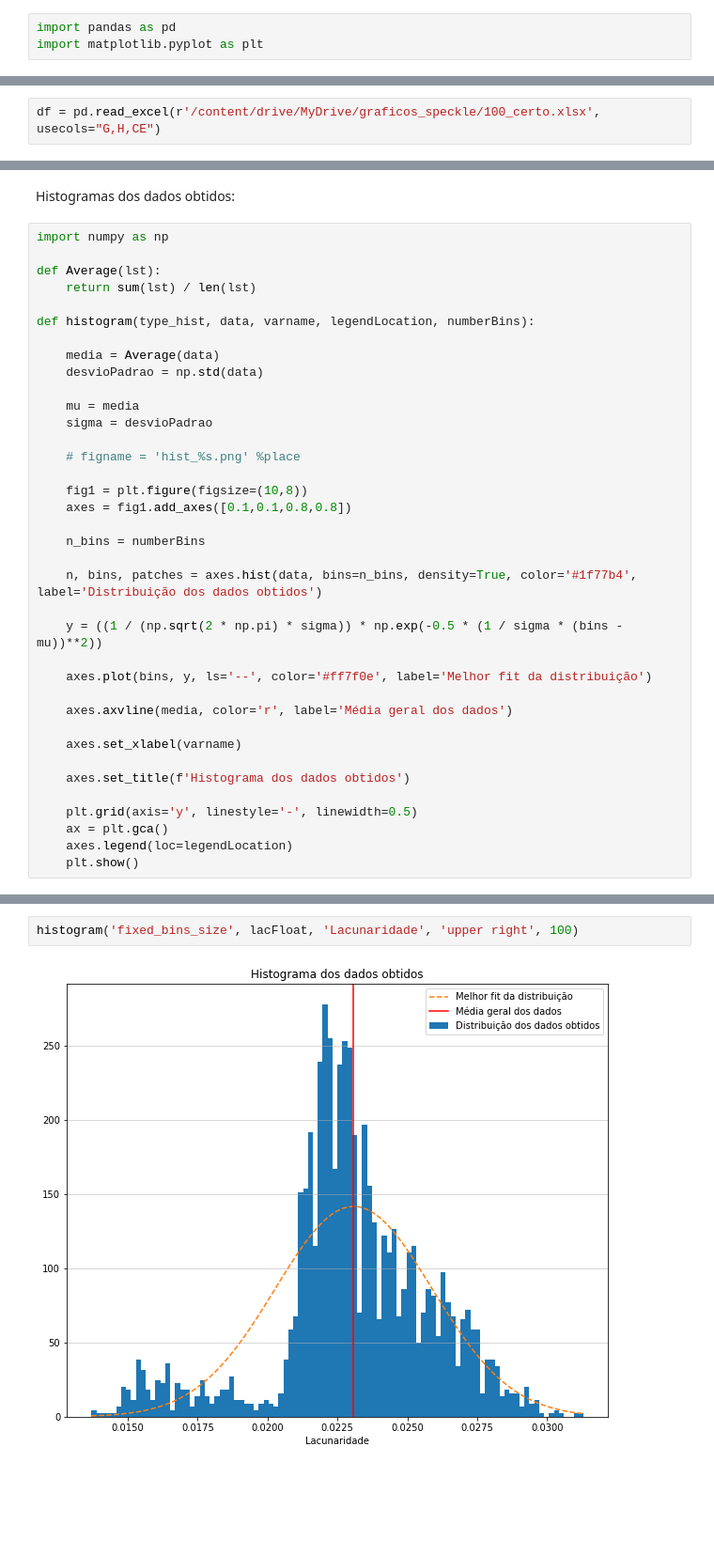
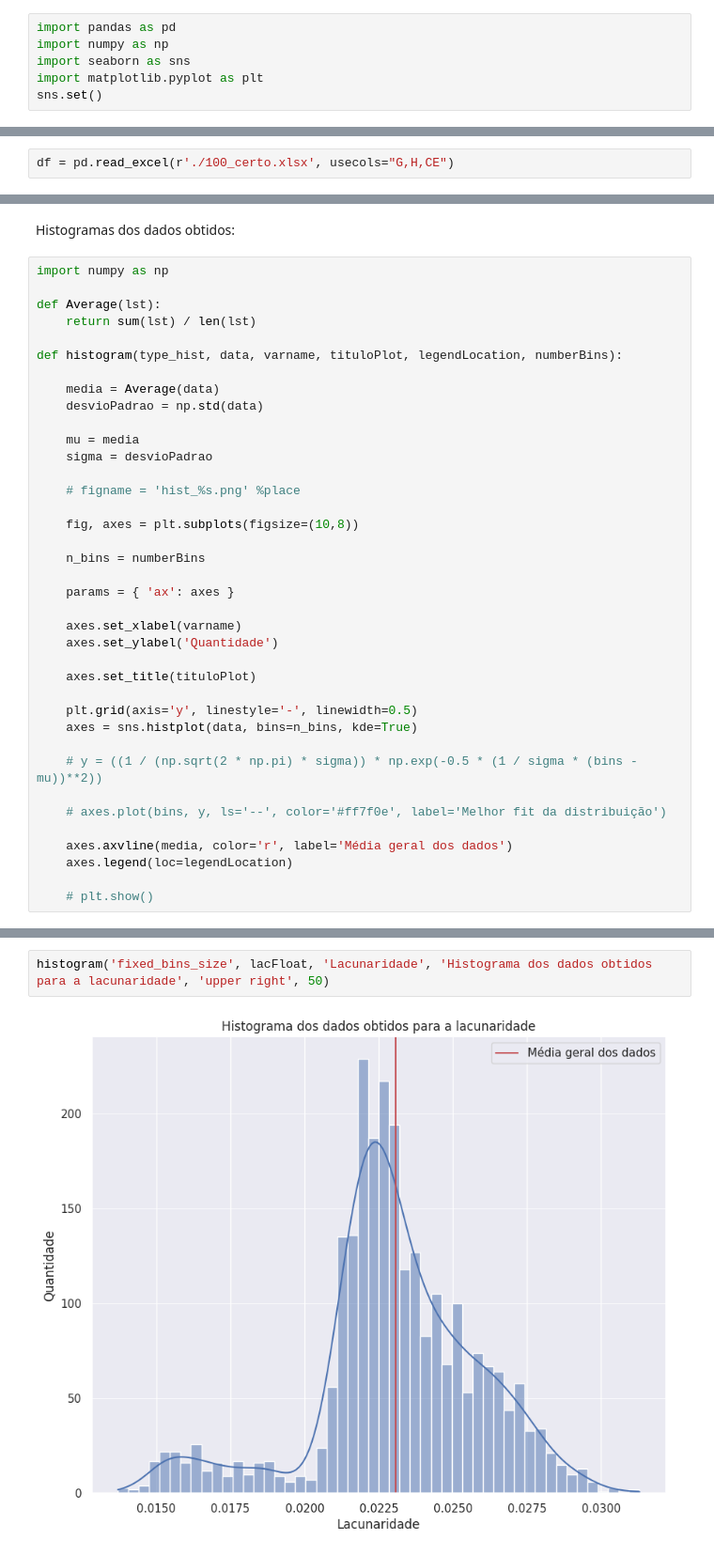
Before and after one commit to barbarabraune/graficos_speckle, a Jupyter notebook: etapa2_desv_db_lac.ipynb, the cells around one changed output, grey strips where cells are left out. Shown at 94% size. Cells and saved outputs as stored; diff of their text form; blank space fills up the shorter version.

```diff
--- a/etapa2_desv_db_lac.ipynb
+++ b/etapa2_desv_db_lac.ipynb
@@ -2,5 +2,8 @@
 <a href="https://colab.research.google.com/github/barbarabraune/graficos_speckle/blob/main/etapa2_desv_db_lac.ipynb" target="_parent"><img src="https://colab.research.google.com/assets/colab-badge.svg" alt="Open In Colab"/></a>
 # %%
 import pandas as pd
+import numpy as np
+import seaborn as sns
 import matplotlib.pyplot as plt
+sns.set()
 # %%
@@ -13,7 +16,7 @@ cd /content/drive/MyDrive/graficos_speckle/
 # %% [output]
 /content/drive/MyDrive/graficos_speckle
 # %%
-df = pd.read_excel(r'/content/drive/MyDrive/graficos_speckle/100_certo.xlsx', usecols="G,H,CE")
+df = pd.read_excel(r'./100_certo.xlsx', usecols="G,H,CE")
 # %%
 print(df.head(3))
 # %% [output]
@@ -153,7 +171,7 @@ import numpy as np
 def Average(lst):
     return sum(lst) / len(lst)
 
-def histogram(type_hist, data, varname, legendLocation, numberBins):
+def histogram(type_hist, data, varname, tituloPlot, legendLocation, numberBins):
 
     media = Average(data)
     desvioPadrao = np.std(data)
@@ -163,25 +181,26 @@ def histogram(type_hist, data, varname, legendLocation, numberBins):
 
     # figname = 'hist_%s.png' %place
 
-    fig1 = plt.figure(figsize=(10,8))
-    axes = fig1.add_axes([0.1,0.1,0.8,0.8])
+    fig, axes = plt.subplots(figsize=(10,8))
 
     n_bins = numberBins
 
-    n, bins, patches = axes.hist(data, bins=n_bins, density=True, color='#1f77b4', label='Distribuição dos dados obtidos')
+    params = { 'ax': axes }
 
-    y = ((1 / (np.sqrt(2 * np.pi) * sigma)) * np.exp(-0.5 * (1 / sigma * (bins - mu))**2))
+    axes.set_xlabel(varname)
+    axes.set_ylabel('Quantidade')
 
-    axes.plot(bins, y, ls='--', color='#ff7f0e', label='Melhor fit da distribuição')
+    axes.set_title(tituloPlot)
+
+    plt.grid(axis='y', linestyle='-', linewidth=0.5)
+    axes = sns.histplot(data, bins=n_bins, kde=True)
+
+    # y = ((1 / (np.sqrt(2 * np.pi) * sigma)) * np.exp(-0.5 * (1 / sigma * (bins - mu))**2))
+
+    # axes.plot(bins, y, ls='--', color='#ff7f0e', label='Melhor fit da distribuição')
 
     axes.axvline(media, color='r', label='Média geral dos dados')
+    axes.legend(loc=legendLocation)
 
-    axes.set_xlabel(varname)
-
-    axes.set_title(f'Histograma dos dados obtidos')
-
-    plt.grid(axis='y', linestyle='-', linewidth=0.5)
-    ax = plt.gca()
-    axes.legend(loc=legendLocation)
-    plt.show()
+    # plt.show()
 # %%
@@ -195,4 +214,4 @@ histogram('fixed_bins_size', sigmaFloat, 'Desvio Padrão', 'upper right', 100)
 # %%
-histogram('fixed_bins_size', lacFloat, 'Lacunaridade', 'upper right', 100)
+histogram('fixed_bins_size', lacFloat, 'Lacunaridade', 'Histograma dos dados obtidos para a lacunaridade', 'upper right', 50)
 # %% [output]
-[figure, old version]
+[figure, new version]
```
Also changed, not shown: parts of 10 cells of this notebook, 6 other files.
